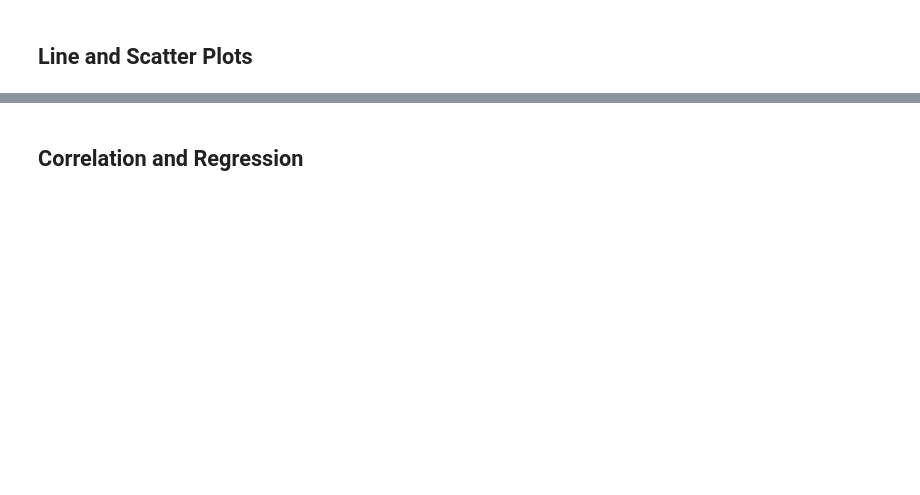
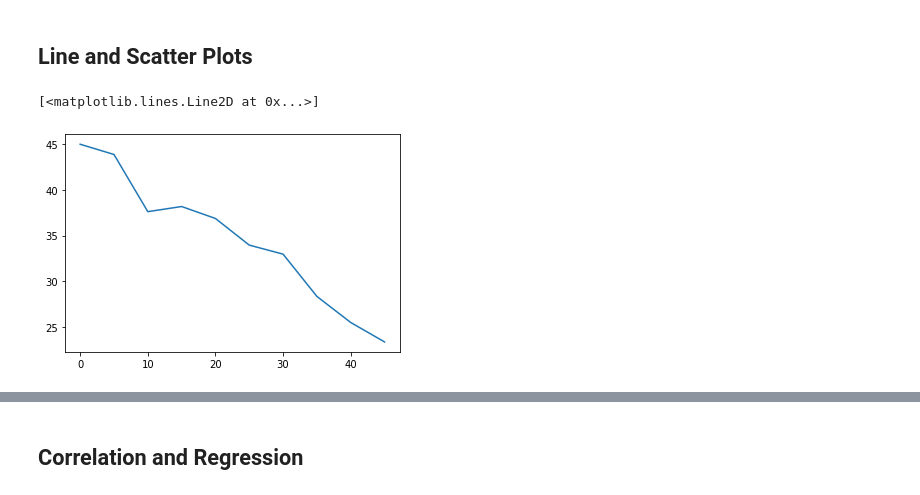
Before and after one commit to schoo424/Matplotlib_Challenge, a Jupyter notebook: pymaceuticals_starter.ipynb, the cells around one changed output, grey strips where cells are left out. Cells and saved outputs as stored; diff of their text form; code cells hidden in the pictures; blank space fills up the shorter version.

```diff
--- a/pymaceuticals_starter.ipynb
+++ b/pymaceuticals_starter.ipynb
@@ -205,5 +320,16 @@ gender_distro.plot(kind = 'pie')
 ## Line and Scatter Plots
 # %%
 # Generate a line plot of tumor volume vs. time point for a mouse treated with Capomulin
+
+capomulin_results = combined_results_df[combined_results_df["Drug Regimen"] == 'Capomulin']
+mouse_ID_cap = capomulin_results.loc[capomulin_results["Mouse ID"] == 's185']
+mouse_ID_cap = mouse_ID_cap.reset_index()
+
+# mouse_ID_cap
+
+plt.plot(mouse_ID_cap["Timepoint"],mouse_ID_cap["Tumor Volume (mm3)"])
+# %% [output]
+[<matplotlib.lines.Line2D at 0x...>]
+[figure, added]
 # %%
 # Generate a scatter plot of average tumor volume vs. mouse weight for the Capomulin regimen
```
Also changed, not shown: parts of 11 cells of this notebook.
